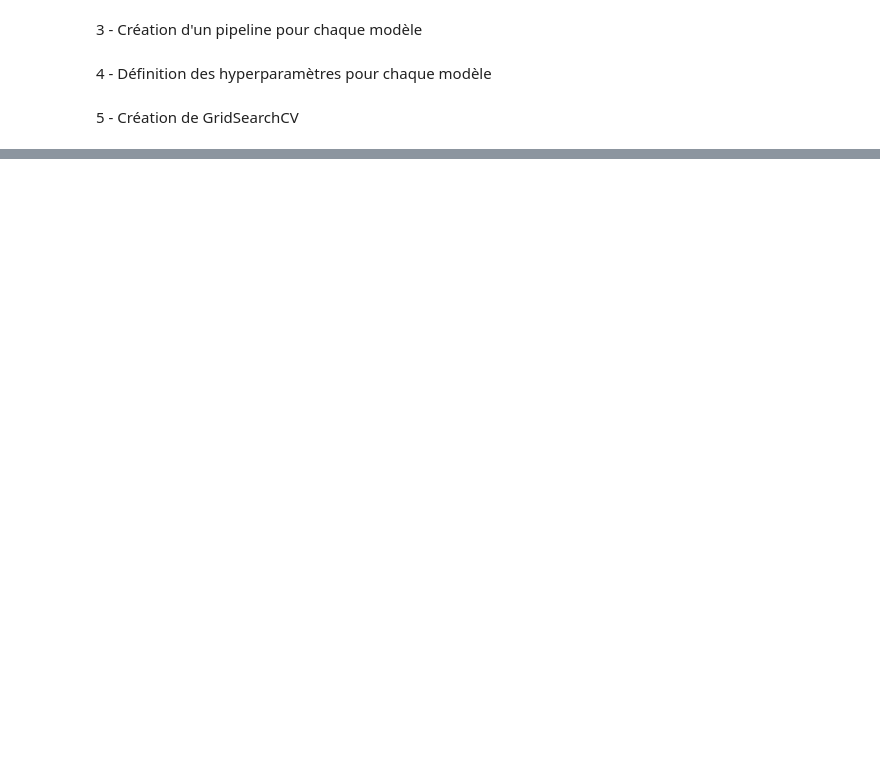
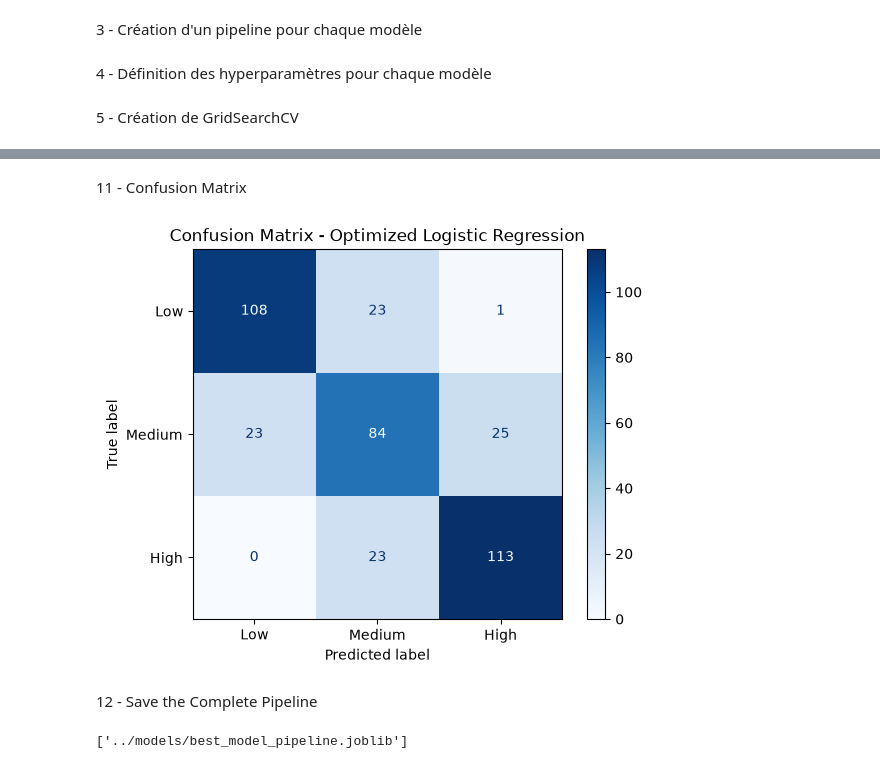
Before and after one commit to ISMAILBENMEZI/student-mental-health-risk-prediction, a Jupyter notebook: notebooks/Model_Optimization.ipynb, the cells around one changed output, grey strips where cells are left out. Saved outputs shown, nothing was run; the diff lists cells and outputs as text; code cells hidden in the pictures; blank space fills up the shorter version.

Commit message:
complete model optimization and evaluation

```diff
--- a/notebooks/Model_Optimization.ipynb
+++ b/notebooks/Model_Optimization.ipynb
@@ -150,0 +185,12 @@ Error:
+# %%
+best_model_name = max(
+    grid_searches,
+    key=lambda name: grid_searches[name].best_score_,
+)
+
+# print(best_model_name)
+best_model = grid_searches[best_model_name].best_estimator_
+
+print("model name:", best_model_name)
+print("best parameters: ", grid_searches[best_model_name].best_params_)
+print("Best cv f1: ", grid_searches[best_model_name].best_score_)
@@ -150,0 +203,13 @@ Error:
+# %%
+y_pred = best_model.predict(X_test)
+
+accuracy = accuracy_score(y_test, y_pred)
+precision = precision_score(y_test, y_pred, average="weighted")
+recall = recall_score(y_test, y_pred, average="weighted")
+f1 = f1_score(y_test, y_pred, average="weighted")
+
+
+print("Accuracy:", accuracy)
+print("Precision:", precision)
+print("Recall:", recall)
+print("F1-score:", f1)
@@ -150,0 +241,27 @@ Error:
+# %% [markdown]
+11 - Confusion Matrix
+# %%
+cm = confusion_matrix(
+    y_test,
+    y_pred,
+    labels=["Low", "Medium", "High"],
+)
+
+disp = ConfusionMatrixDisplay(
+    confusion_matrix=cm,
+    display_labels=["Low", "Medium", "High"],
+)
+
+disp.plot(cmap="Blues")
+plt.title("Confusion Matrix - Optimized Logistic Regression")
+plt.show()
+# %% [output]
+[figure, added]
+# %% [markdown]
+12 - Save the Complete Pipeline
+# %%
+Path("../models").mkdir(parents=True, exist_ok=True)
+
+joblib.dump(best_model, "../models/best_model_pipeline.joblib")
+# %% [output]
+['../models/best_model_pipeline.joblib']
```
Also changed, not shown: parts of 14 cells of this notebook, 4 other files.
